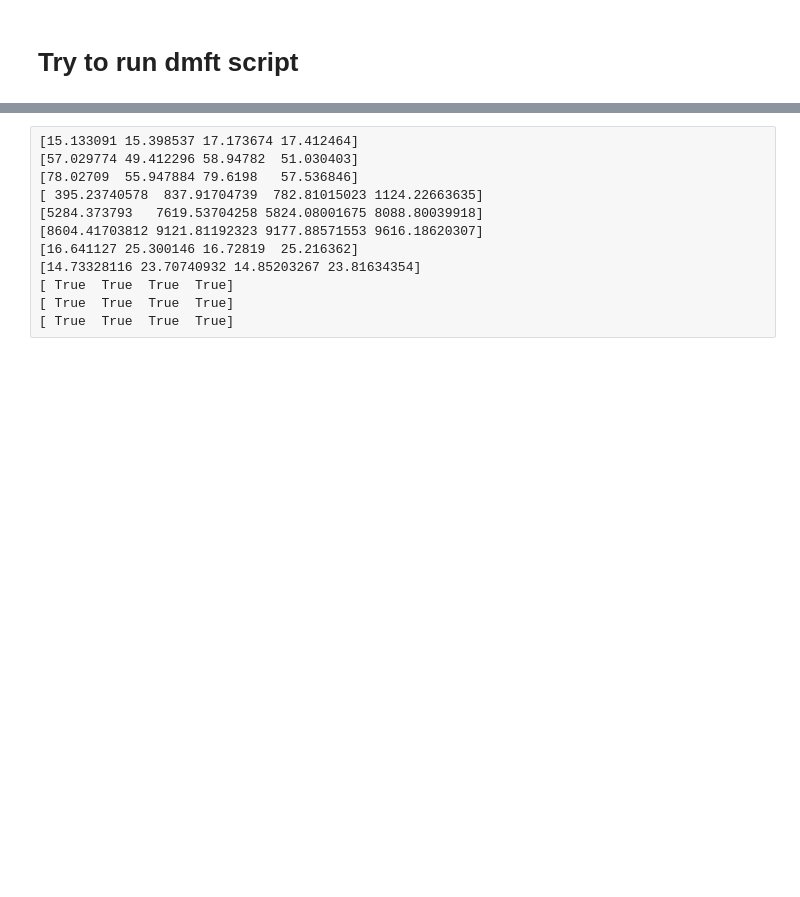
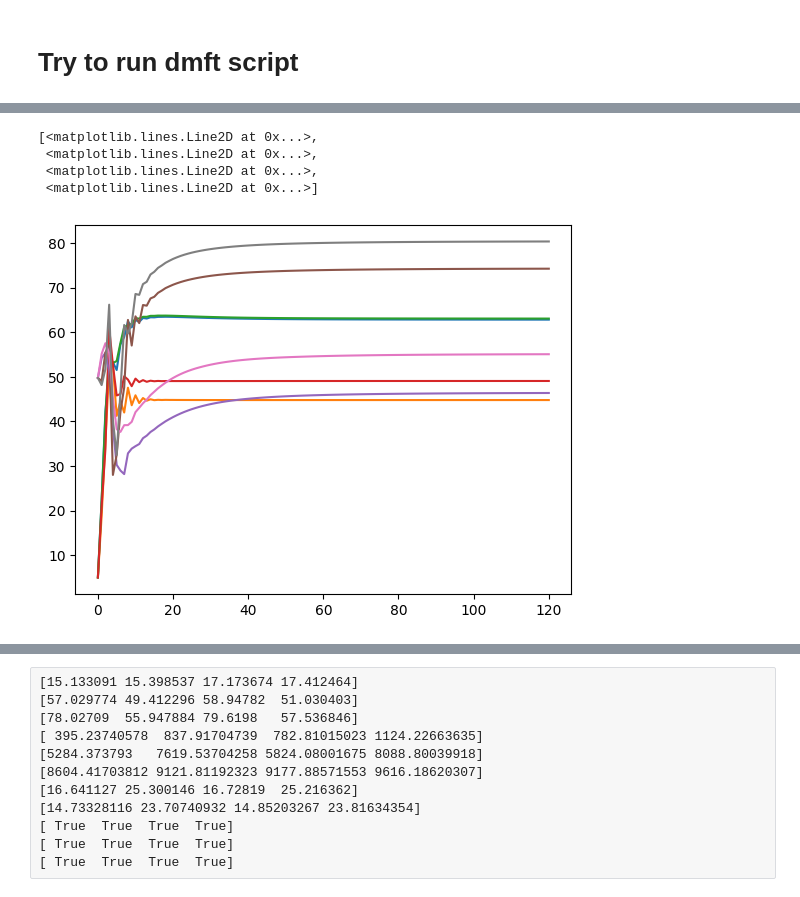
Before and after one commit to AddingAddict/ToroidalNetworks, a Jupyter notebook: sparse_weights/notebooks/ring_dmft.ipynb, the cells around one changed output, grey strips where cells are left out. Drawn from its saved outputs; the diff is of its cells as text; code cells hidden in the pictures; blank space fills up the shorter version.

```diff
--- a/sparse_weights/notebooks/ring_dmft.ipynb
+++ b/sparse_weights/notebooks/ring_dmft.ipynb
@@ -115,0 +224,9 @@ print(res_dict['convp'])
+# %%
+plt.plot(res_dict['full_rp'].T)
+plt.plot(np.sqrt((dmft.each_diag(res_dict['full_Crp']) - res_dict['full_rp']**2)).T)
+# %% [output]
+[<matplotlib.lines.Line2D at 0x...>,
+ <matplotlib.lines.Line2D at 0x...>,
+ <matplotlib.lines.Line2D at 0x...>,
+ <matplotlib.lines.Line2D at 0x...>]
+[figure, added]
```
Also changed, not shown: parts of 9 cells of this notebook, 52 other files.
